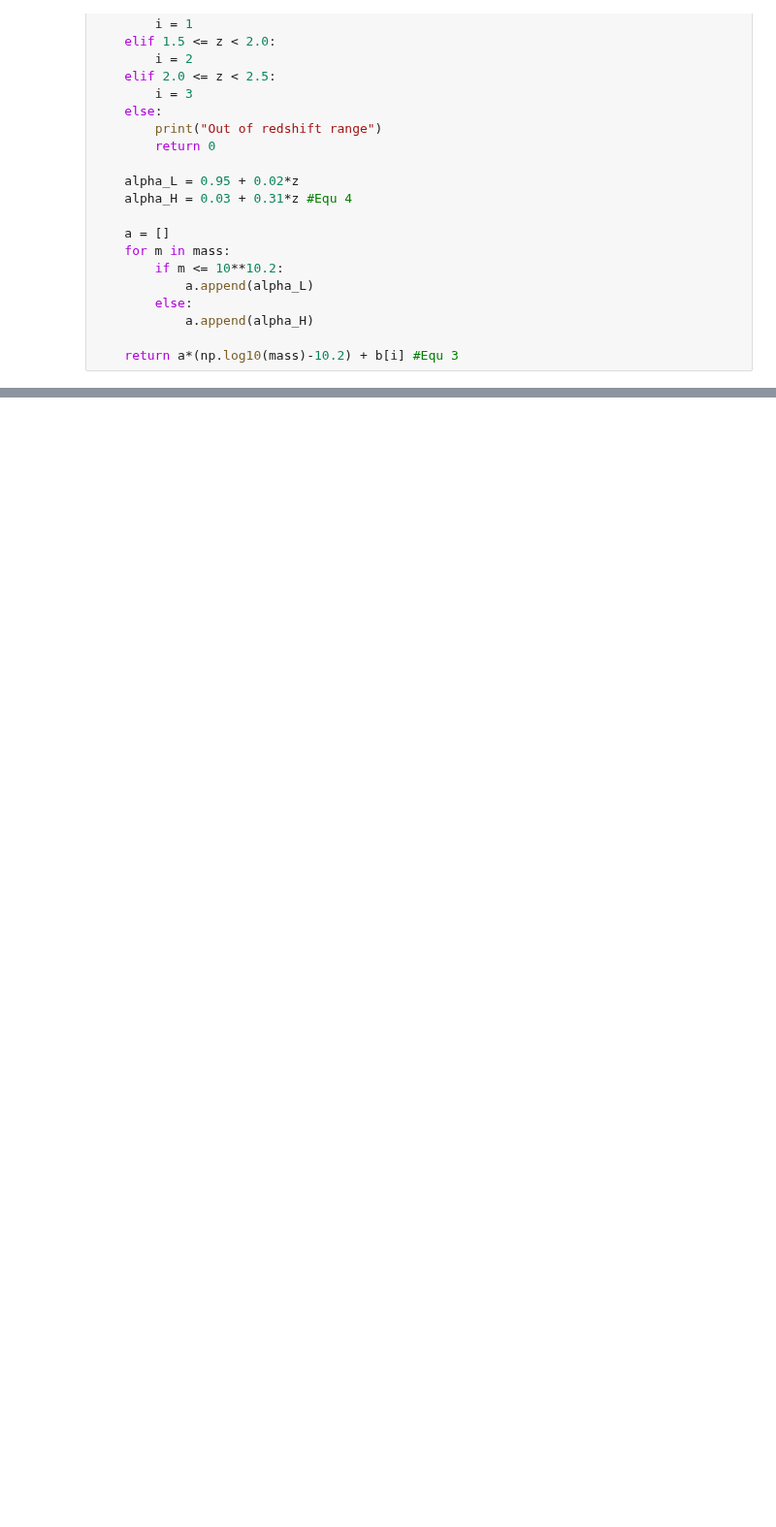
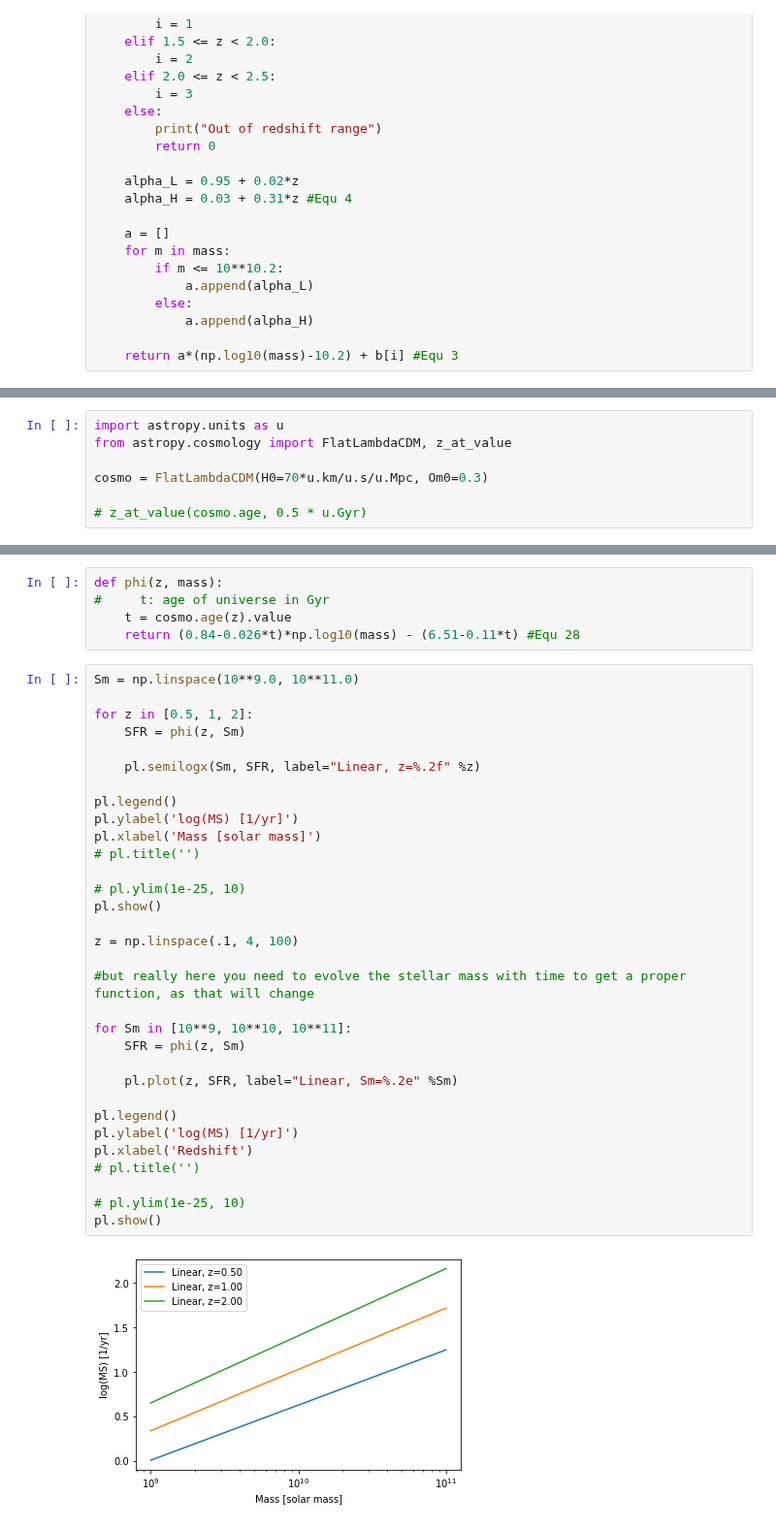
Before and after one commit to eklem1/GalaxySim, a Jupyter notebook: SFRs.ipynb, the cells around one changed output, grey strips where cells are left out. Shown at 97% size. Drawn from its saved outputs; the diff is of its cells as text; blank space fills up the shorter version.

```diff
--- a/SFRs.ipynb
+++ b/SFRs.ipynb
@@ -77,0 +79,7 @@ pl.show()
+# %%
+import astropy.units as u
+from astropy.cosmology import FlatLambdaCDM, z_at_value
+
+cosmo = FlatLambdaCDM(H0=70*u.km/u.s/u.Mpc, Om0=0.3)
+
+# z_at_value(cosmo.age, 0.5 * u.Gyr)
@@ -77,0 +90,39 @@ pl.show()
+# %%
+def phi(z, mass):
+#     t: age of universe in Gyr
+    t = cosmo.age(z).value
+    return (0.84-0.026*t)*np.log10(mass) - (6.51-0.11*t) #Equ 28
+# %%
+Sm = np.linspace(10**9.0, 10**11.0)
+
+for z in [0.5, 1, 2]:
+    SFR = phi(z, Sm)
+
+    pl.semilogx(Sm, SFR, label="Linear, z=%.2f" %z)
+
+pl.legend()
+pl.ylabel('log(MS) [1/yr]')
+pl.xlabel('Mass [solar mass]')
+# pl.title('')
+
+# pl.ylim(1e-25, 10)
+pl.show()
+
+z = np.linspace(.1, 4, 100)
+
+#but really here you need to evolve the stellar mass with time to get a proper function, as that will change
+
+for Sm in [10**9, 10**10, 10**11]:
+    SFR = phi(z, Sm)
+
+    pl.plot(z, SFR, label="Linear, Sm=%.2e" %Sm)
+
+pl.legend()
+pl.ylabel('log(MS) [1/yr]')
+pl.xlabel('Redshift')
+# pl.title('')
+
+# pl.ylim(1e-25, 10)
+pl.show()
+# %% [output]
+[figure, added]
```
Also changed, not shown: parts of 5 cells of this notebook.
